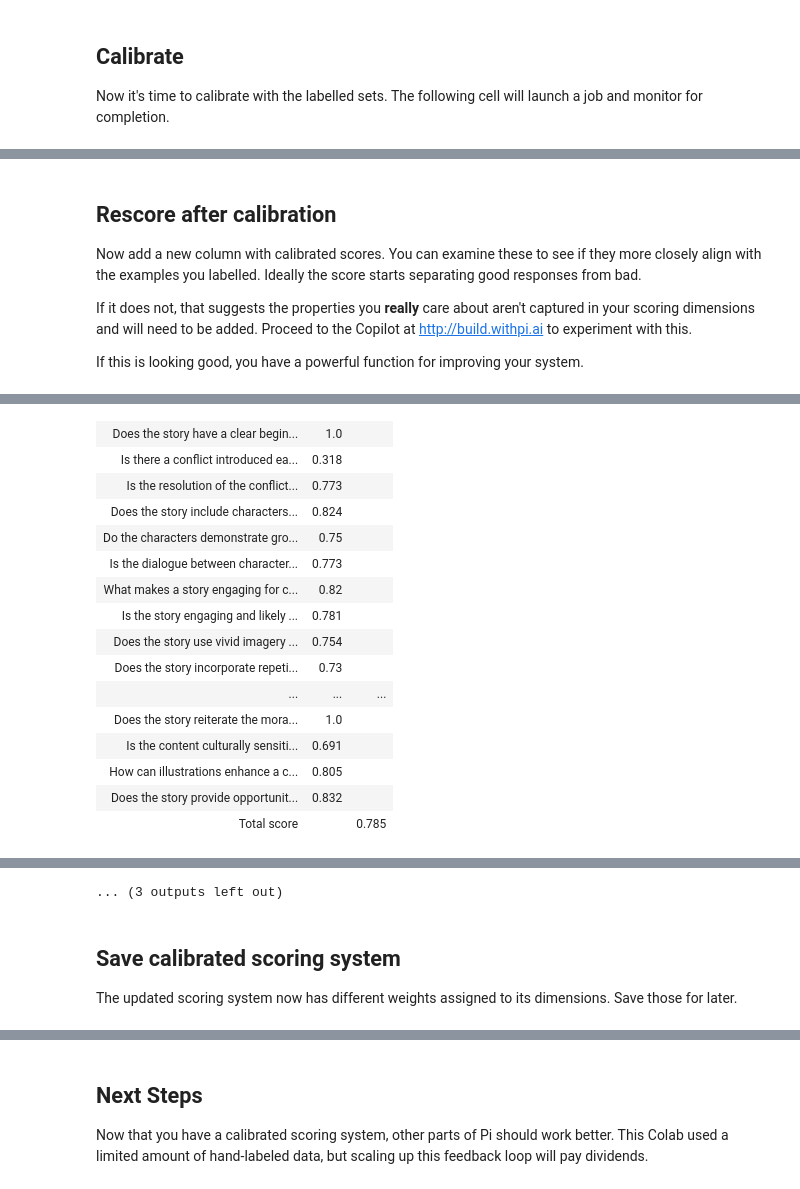
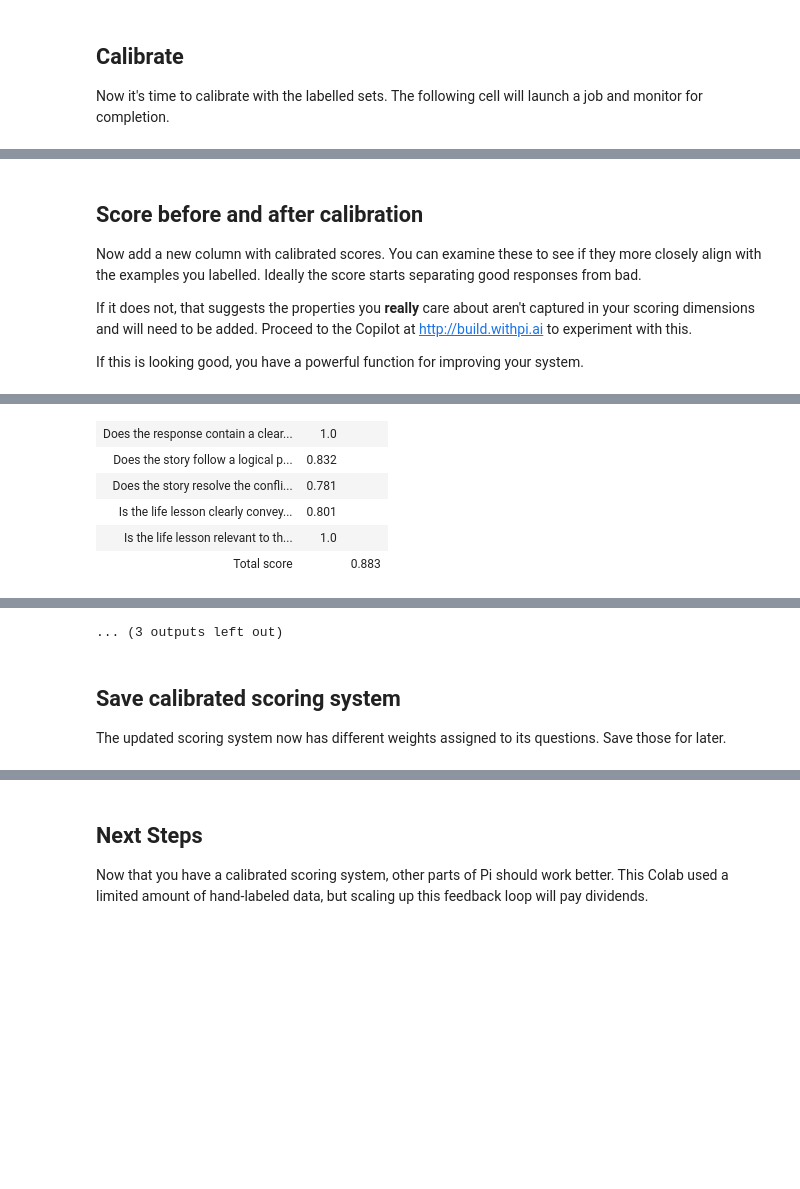
Before and after one commit to withpi/cookbook-withpi, a Jupyter notebook: colabs/Calibration.ipynb, the cells around one changed output, grey strips where cells are left out. Saved outputs shown, nothing was run; the diff lists cells and outputs as text; code cells hidden in the pictures; blank space fills up the shorter version.

Commit message:
Streamline calibration

```diff
--- a/colabs/Calibration.ipynb
+++ b/colabs/Calibration.ipynb
@@ -82,24 +190,2 @@ Dataset({
 
 Let's first score every input against the scoring system, adding that as a column.  Pi scoring is fast enough that serially processing the dataset is fine, though we could increase parallelism for more speed.
-# %%
-# @title Score all examples
-from tqdm.notebook import tqdm
-import pandas as pd
-
-scores = []
-for example in tqdm(aesop_dataset):
-    scores.append(
-        pi.scoring_system.score(
-            scoring_spec=aesop_scoring_spec,
-            llm_input=example["input"],
-            llm_output=example["output"],
-        )
-    )
-
-df = pd.DataFrame(
-    {
-        "input": aesop_dataset["input"],
-        "output": aesop_dataset["output"],
-        "score": [score.total_score for score in scores],
-    }
-)
@@ -492,12 +197,12 @@ Now it's time to calibrate with the labelled sets.  The following cell will laun
 from withpi_utils import stream
 
 scoring_system_calibration_status = pi.scoring_system.calibrate.start_job(
-    scoring_spec=aesop_scoring_spec, examples=examples
+    scoring_spec=scoring_spec, examples=examples
 )
 
 next(stream(pi.scoring_system.calibrate, scoring_system_calibration_status), None)
 
-aesop_scoring_spec_calibrated = pi.scoring_system.calibrate.retrieve(scoring_system_calibration_status.job_id).calibrated_scoring_spec
+scoring_spec_calibrated = pi.scoring_system.calibrate.retrieve(scoring_system_calibration_status.job_id).calibrated_scoring_spec
 # %% [output]
 LAUNCHING
 RUNNING
@@ -518,6 +223,6 @@ Keep the initial learned params!
 DONE
 # %% [markdown]
-## Rescore after calibration
+## Score before and after calibration
 
 Now add a new column with calibrated scores. You can examine these to see if they more closely align with the examples you labelled.  Ideally the score starts separating good responses from bad.
 
@@ -527,22 +232,21 @@ If this is looking good, you have a powerful function for improving your system.
 # %%
 from withpi_utils.colab import pretty_print_responses
 
-for i in tqdm(range(5)):
-    example = aesop_dataset[i]
+for example in aesop_dataset.take(5):
     old_score = pi.scoring_system.score(
-        scoring_spec=aesop_scoring_spec,
+        scoring_spec=scoring_spec,
         llm_input=example["input"],
         llm_output=example["output"],
     )
     new_score = pi.scoring_system.score(
-        scoring_spec=aesop_scoring_spec_calibrated,
+        scoring_spec=scoring_spec_calibrated,
         llm_input=example["input"],
         llm_output=example["output"],
     )
     pretty_print_responses(
-        header="#### Input:\n" + row["input"],
-        response1="#### Output:\n" + row["output"],
-        response2="#### Output:\n" + row["output"],
+        header="#### Input:\n" + example["input"],
+        response1="#### Output:\n" + example["output"],
+        response2="#### Output:\n" + example["output"],
         scores_left=old_score,
         scores_right=new_score,
     )
@@ -567,16 +274,6 @@ Barnaby, remembering the bland taste and all the time he had wasted, had a profo
-| Does the story have a clear begin... | 1.0 |  |
-| Is there a conflict introduced ea... | 0.318 |  |
-| Is the resolution of the conflict... | 0.773 |  |
-| Does the story include characters... | 0.824 |  |
-| Do the characters demonstrate gro... | 0.75 |  |
-| Is the dialogue between character... | 0.773 |  |
-| What makes a story engaging for c... | 0.82 |  |
-| Is the story engaging and likely ... | 0.781 |  |
-| Does the story use vivid imagery ... | 0.754 |  |
-| Does the story incorporate repeti... | 0.73 |  |
-| ... | ... | ... |
-| Does the story reiterate the mora... | 1.0 |  |
-| Is the content culturally sensiti... | 0.691 |  |
-| How can illustrations enhance a c... | 0.805 |  |
-| Does the story provide opportunit... | 0.832 |  |
-| Total score |  | 0.785 |
+| Does the response contain a clear... | 1.0 |  |
+| Does the story follow a logical p... | 0.832 |  |
+| Does the story resolve the confli... | 0.781 |  |
+| Is the life lesson clearly convey... | 0.801 |  |
+| Is the life lesson relevant to th... | 1.0 |  |
+| Total score |  | 0.883 |
@@ -747,7 +374,7 @@ Barnaby, remembering the bland taste and all the time he had wasted, had a profo
 # %% [markdown]
 ## Save calibrated scoring system
 
-The updated scoring system now has different weights assigned to its dimensions.  Save those for later.
+The updated scoring system now has different weights assigned to its questions.  Save those for later.
 # %%
 from withpi_utils.colab import dump_scoring_spec
 from google.colab import files
```
Also changed, not shown: parts of 16 cells of this notebook.
